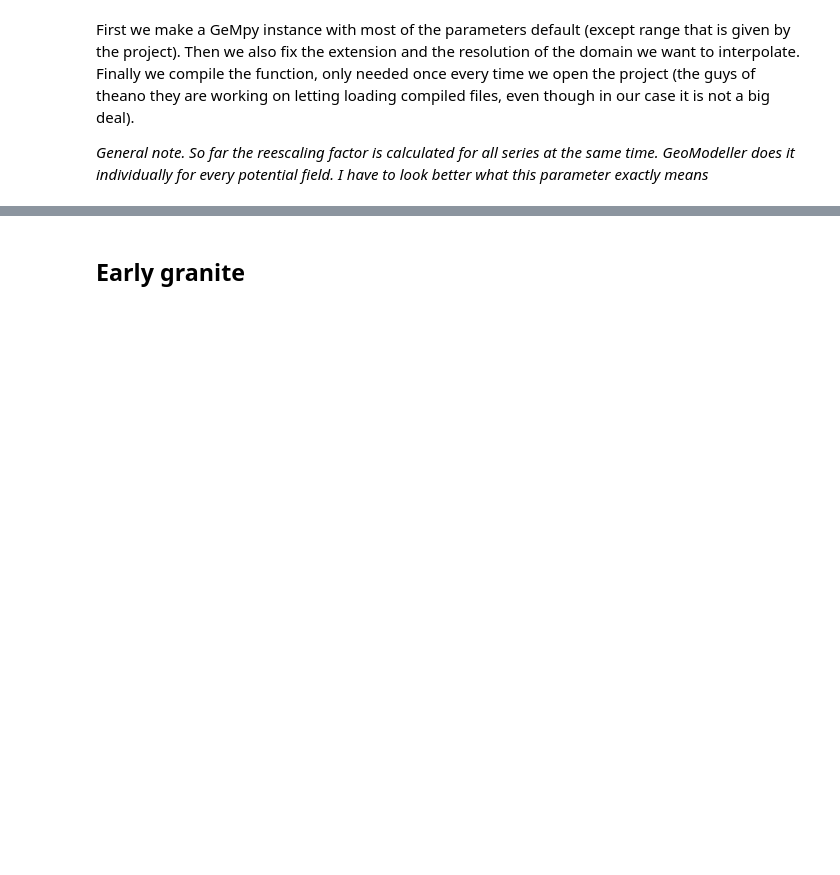
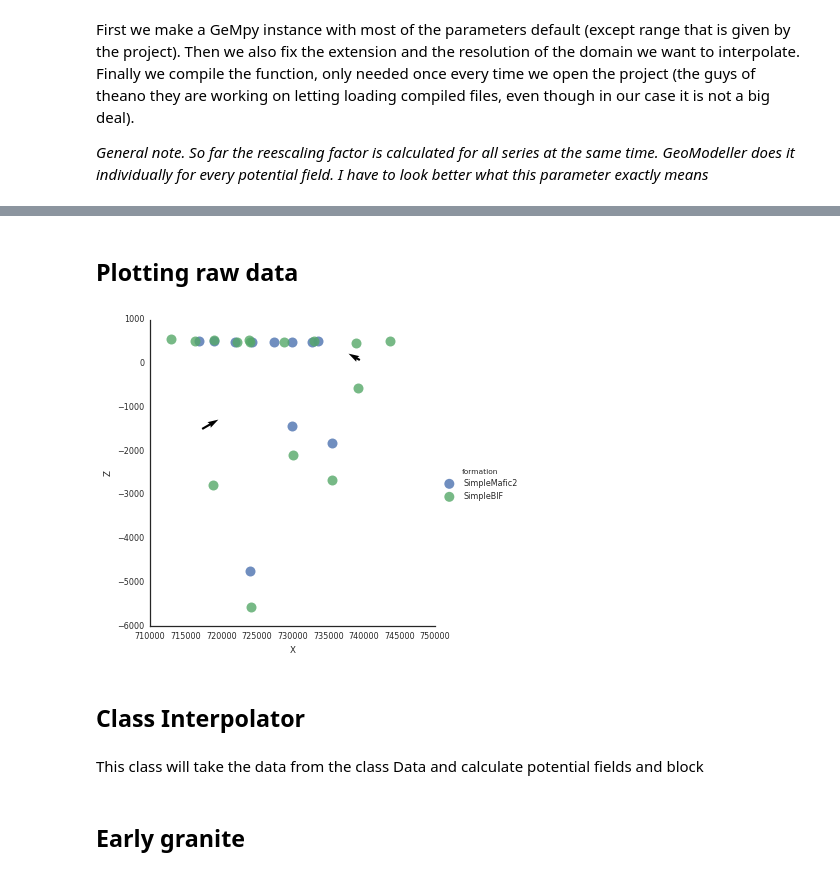
Before and after one commit to Leguark/GeMpy, a Jupyter notebook: Prototype Notebook/Sandstone Project.ipynb, the cells around one changed output, grey strips where cells are left out. Drawn from its saved outputs; the diff is of its cells as text; code cells hidden in the pictures; blank space fills up the shorter version.

Commit message:
New structure and finished the plotting part

```diff
--- a/Prototype Notebook/Sandstone Project.ipynb
+++ b/Prototype Notebook/Sandstone Project.ipynb
@@ -51,0 +32,16 @@ sandstone.Foliations;
+# %%
+# Setting extend, grid and compile
+# Setting the extent
+sandstone = GeMpy_core.GeMpy()
+
+# Create Data class with raw data
+sandstone.import_data( 696000,747000,6863000,6950000,-20000, 2000,
+                                     path_f = os.pardir+"/input_data/a_Foliations.csv",
+                                     path_i = os.pardir+"/input_data/a_Points.csv")
+
+sandstone.Data.set_series({"EarlyGranite_Series":sandstone.Data.formations[-1],
+                      "BIF_Series":(sandstone.Data.formations[0], sandstone.Data.formations[1]),
+                      "SimpleMafic_Series":sandstone.Data.formations[2]},
+                       order = ["EarlyGranite_Series",
+                              "BIF_Series",
+                              "SimpleMafic_Series"])
@@ -75,8 +51,0 @@ sandstone.Foliations
-# %%
-sandstone.set_series({"EarlyGranite_Series":sandstone.formations[-1],
-                      "BIF_Series":(sandstone.formations[0], sandstone.formations[1]),
-                      "SimpleMafic_Series":sandstone.formations[2]},
-                       order = ["EarlyGranite_Series",
-                              "BIF_Series",
-                              "SimpleMafic_Series"])
-sandstone.series
@@ -86,0 +64,10 @@ sandstone.series
+# %% [markdown]
+## Plotting raw data
+# %%
+sandstone.Plot.plot_data(serie = sandstone.Data.series.columns.values[1])
+# %% [output]
+[figure, added]
+# %% [markdown]
+## Class Interpolator
+# %% [markdown]
+This class will take the data from the class Data and calculate potential fields and block
```
Also changed, not shown: parts of 26 cells of this notebook, 3 other files.
